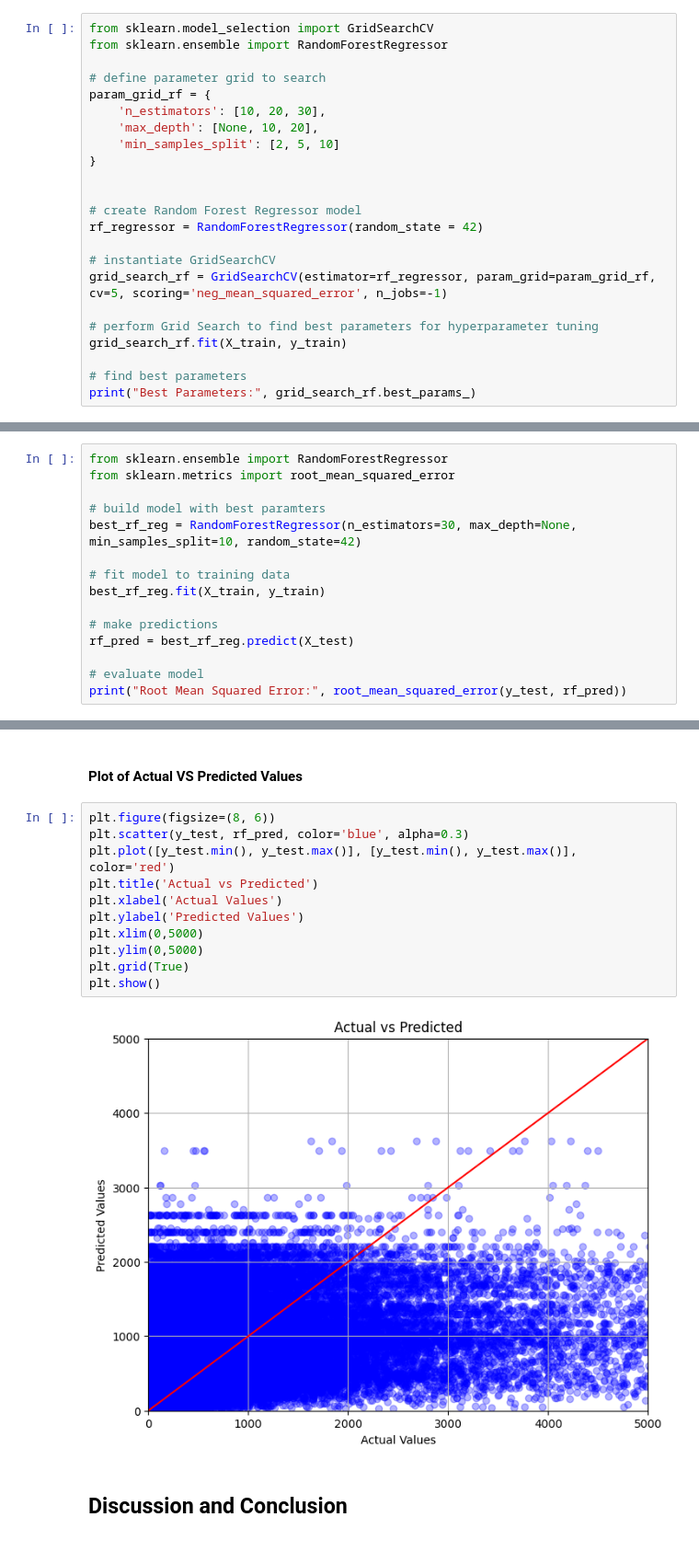
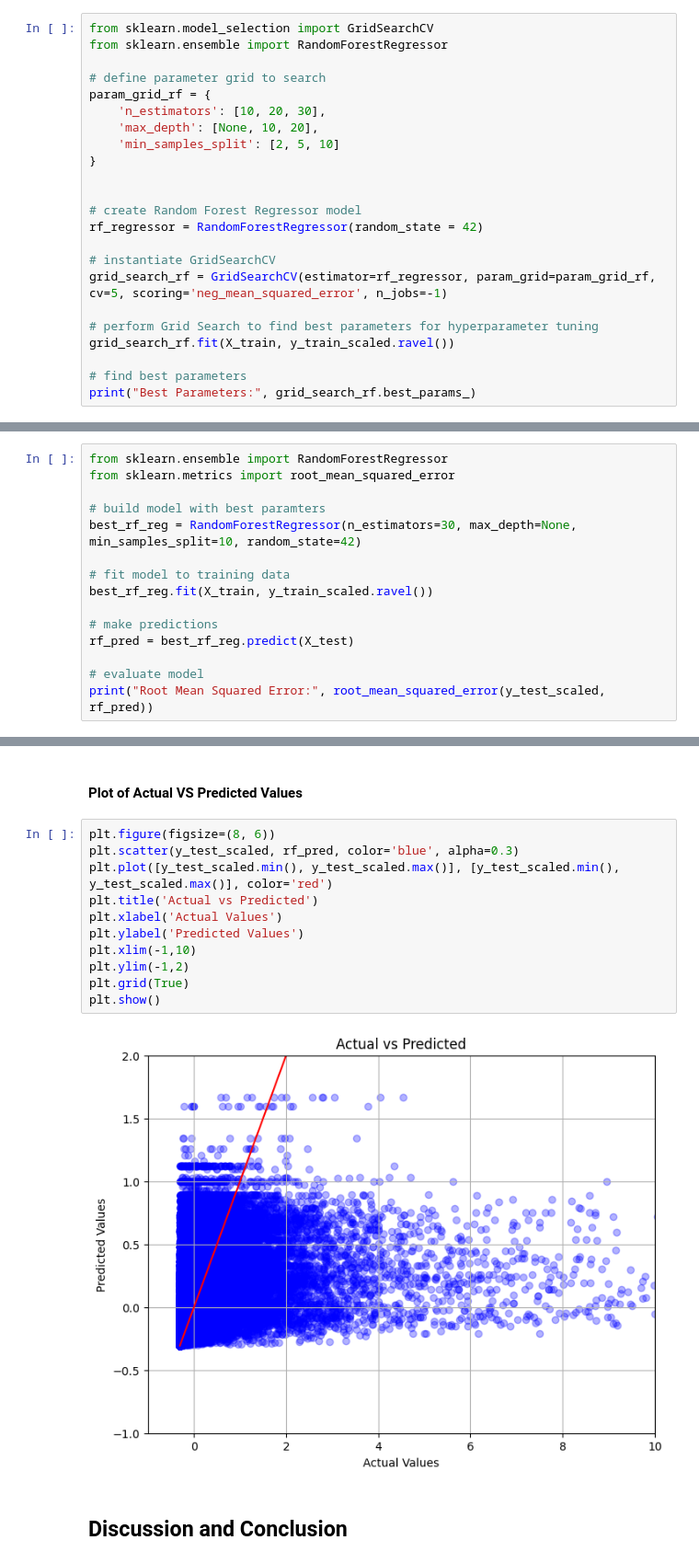
Before and after one commit to carinacwq/Crowd-Prediction-of-Bus-Stops-in-Singapore, a Jupyter notebook: src/CS3244_group_project.ipynb, the cells around one changed output, grey strips where cells are left out. Shown at 92% size. Drawn from its saved outputs; the diff is of its cells as text.

```diff
--- a/src/CS3244_group_project.ipynb
+++ b/src/CS3244_group_project.ipynb
@@ -521,7 +521,7 @@ rf_regressor = RandomForestRegressor(random_state = 42)
 grid_search_rf = GridSearchCV(estimator=rf_regressor, param_grid=param_grid_rf, cv=5, scoring='neg_mean_squared_error', n_jobs=-1)
 
 # perform Grid Search to find best parameters for hyperparameter tuning
-grid_search_rf.fit(X_train, y_train)
+grid_search_rf.fit(X_train, y_train_scaled.ravel())
 
 # find best parameters
 print("Best Parameters:", grid_search_rf.best_params_)
@@ -537,11 +537,11 @@ from sklearn.metrics import root_mean_squared_error
 best_rf_reg = RandomForestRegressor(n_estimators=30, max_depth=None, min_samples_split=10, random_state=42)
 
 # fit model to training data
-best_rf_reg.fit(X_train, y_train)
+best_rf_reg.fit(X_train, y_train_scaled.ravel())
 
 # make predictions
 rf_pred = best_rf_reg.predict(X_test)
 
 # evaluate model
-print("Root Mean Squared Error:", root_mean_squared_error(y_test, rf_pred))
+print("Root Mean Squared Error:", root_mean_squared_error(y_test_scaled, rf_pred))
 # %% [output]
@@ -576,17 +576,17 @@ plt.show()
 #### Plot of Actual VS Predicted Values
 # %%
 plt.figure(figsize=(8, 6))
-plt.scatter(y_test, rf_pred, color='blue', alpha=0.3)
-plt.plot([y_test.min(), y_test.max()], [y_test.min(), y_test.max()], color='red')
+plt.scatter(y_test_scaled, rf_pred, color='blue', alpha=0.3)
+plt.plot([y_test_scaled.min(), y_test_scaled.max()], [y_test_scaled.min(), y_test_scaled.max()], color='red')
 plt.title('Actual vs Predicted')
 plt.xlabel('Actual Values')
 plt.ylabel('Predicted Values')
-plt.xlim(0,5000)
-plt.ylim(0,5000)
+plt.xlim(-1,10)
+plt.ylim(-1,2)
 plt.grid(True)
 plt.show()
 # %% [output]
-[figure, old version]
+[figure, new version]
 # %% [markdown]
 ## Discussion and Conclusion
 # %% [markdown]
```
Also changed, not shown: parts of 1 cell of this notebook.
